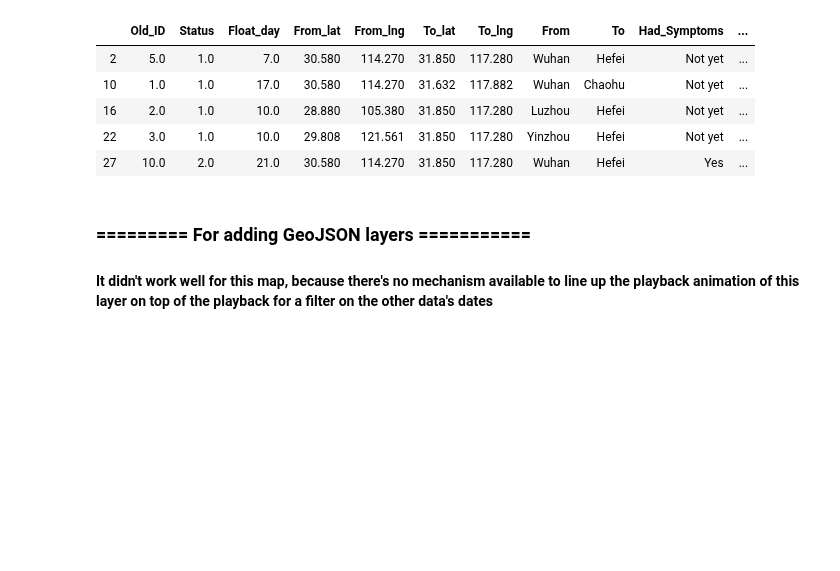
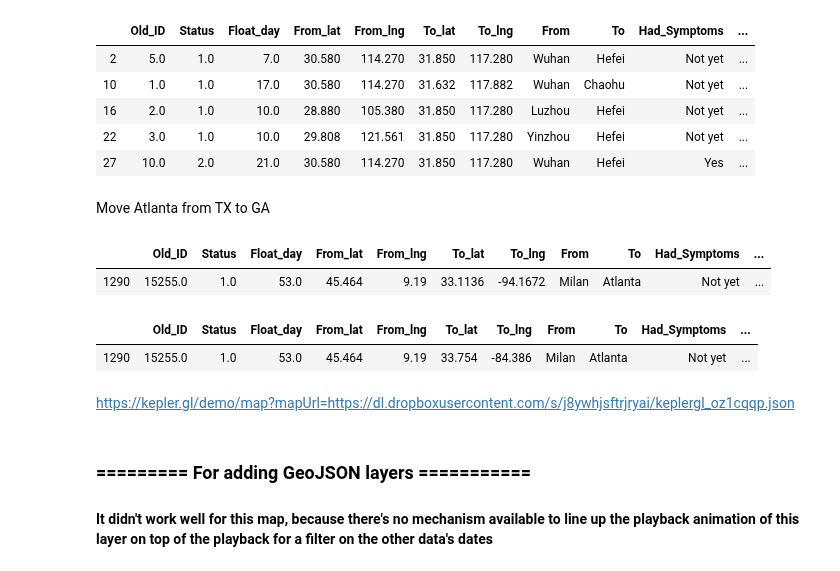
Before and after one commit to ebhtra/springboard, a Jupyter notebook: capstone_2/Map_Sick_Travelers.ipynb, the cells around one changed output. Drawn from its saved outputs; the diff is of its cells as text; code cells hidden in the pictures; blank space fills up the shorter version.

Commit message:
change atlanta

```diff
--- a/capstone_2/Map_Sick_Travelers.ipynb
+++ b/capstone_2/Map_Sick_Travelers.ipynb
@@ -409,8 +409,24 @@ kepler_df.head()
 | 16 | 2.0 | 1.0 | 10.0 | 28.880 | 105.380 | 31.850 | 117.280 | Luzhou | Hefei | Not yet | ... |
 | 22 | 3.0 | 1.0 | 10.0 | 29.808 | 121.561 | 31.850 | 117.280 | Yinzhou | Hefei | Not yet | ... |
 | 27 | 10.0 | 2.0 | 21.0 | 30.580 | 114.270 | 31.850 | 117.280 | Wuhan | Hefei | Yes | ... |
+# %% [markdown]
+Move Atlanta from TX to GA
+# %%
+kepler_df[kepler_df.To == 'Atlanta']
+# %% [output]
+|  | Old_ID | Status | Float_day | From_lat | From_lng | To_lat | To_lng | From | To | Had_Symptoms | ... |
+| 1290 | 15255.0 | 1.0 | 53.0 | 45.464 | 9.19 | 33.1136 | -94.1672 | Milan | Atlanta | Not yet | ... |
+# %%
+kepler_df.loc[1290, 'To_lat'] = 33.754
+kepler_df.loc[1290, 'To_lng'] = -84.386
+kepler_df[kepler_df.To == 'Atlanta']
+# %% [output]
+|  | Old_ID | Status | Float_day | From_lat | From_lng | To_lat | To_lng | From | To | Had_Symptoms | ... |
+| 1290 | 15255.0 | 1.0 | 53.0 | 45.464 | 9.19 | 33.754 | -84.386 | Milan | Atlanta | Not yet | ... |
 # %%
 kepler_df.to_csv('kepler_df.csv')
+# %% [markdown]
+https://kepler.gl/demo/map?mapUrl=https://dl.dropboxusercontent.com/s/j8ywhjsftrjryai/keplergl_oz1cqqp.json
 # %% [markdown]
 ### ========= For adding GeoJSON layers ===========
 #### It didn't work well for this map, because there's no mechanism available to line up the playback animation of this layer on top of the playback for a filter on the other data's dates
```
Also changed, not shown: 1 other file.
